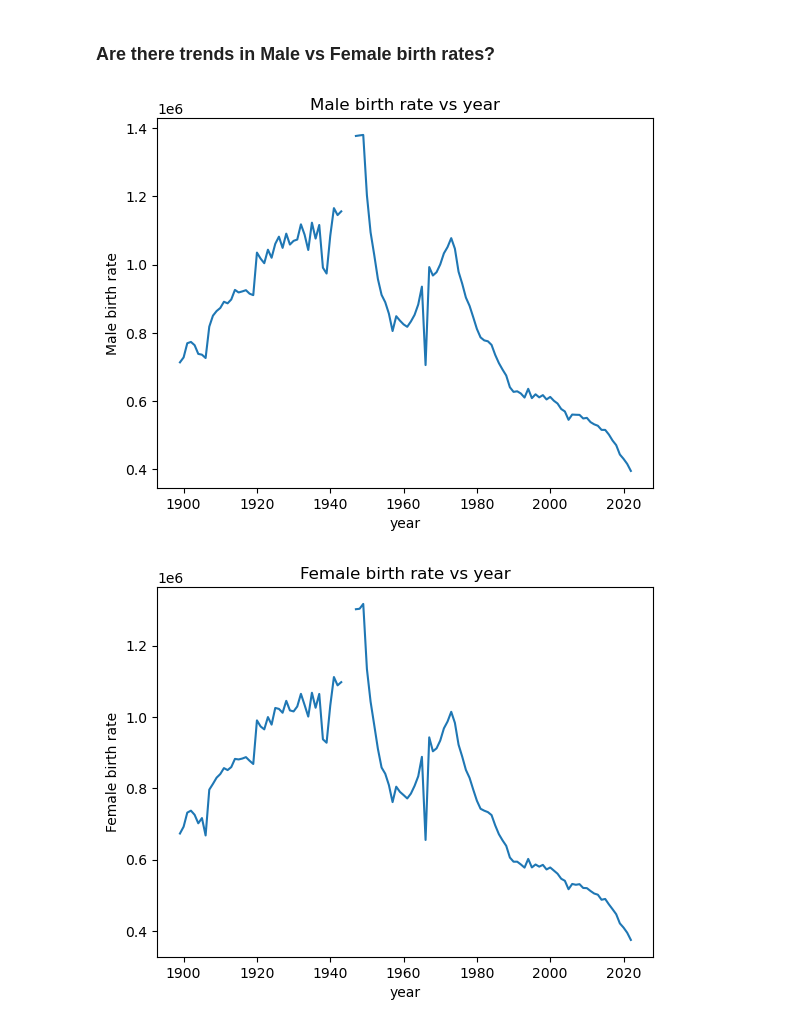
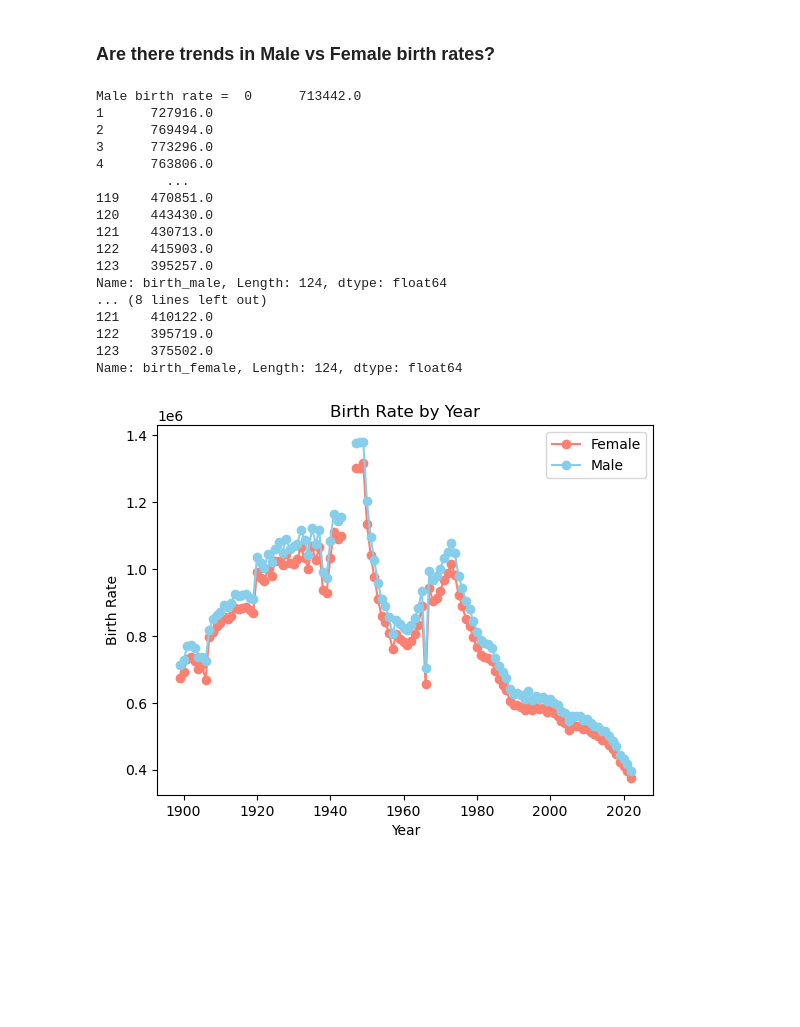
Before and after one commit to schr0841/project-1-group-7, a Jupyter notebook: project1group7.ipynb, the cells around one changed output. Saved outputs shown, nothing was run; the diff lists cells and outputs as text; code cells hidden in the pictures; blank space fills up the shorter version.

```diff
--- a/project1group7.ipynb
+++ b/project1group7.ipynb
@@ -84,19 +84,32 @@ plt.show()
 Here, it seems like we only have data for the past 20 years or so.
 # %% [markdown]
 ### Are there trends in Male vs Female birth rates?
-# %%
-plt.plot(japan_pd['year'], japan_pd['birth_male'])
-plt.xlabel("year")
-plt.ylabel("Male birth rate")
-plt.title("Male birth rate vs year")
-plt.show()
-# %% [output]
-[figure, removed]
 # %%
-plt.plot(japan_pd['year'], japan_pd['birth_female'])
-plt.xlabel("year")
-plt.ylabel("Female birth rate")
-plt.title("Female birth rate vs year")
+plt.plot(japan_pd['year'], japan_pd['birth_female'], marker='o', color='salmon', label="Female")
+plt.plot(japan_pd['year'], japan_pd['birth_male'], marker='o', color='skyblue', label="Male")
+print("Male birth rate = ",japan_pd['birth_male'])
+print("Female birth rate = ",japan_pd['birth_female'])
+plt.xlabel("Year")
+plt.ylabel("Birth Rate")
+plt.title("Birth Rate by Year")
+plt.legend()
 plt.show()
 # %% [output]
+Male birth rate =  0      713442.0
+1      727916.0
+2      769494.0
+3      773296.0
+4      763806.0
+         ...
+119    470851.0
+120    443430.0
+121    430713.0
+122    415903.0
+123    395257.0
+Name: birth_male, Length: 124, dtype: float64
+... (8 lines left out)
+121    410122.0
+122    395719.0
+123    375502.0
+Name: birth_female, Length: 124, dtype: float64
-[figure, old version]
+[figure, new version]
```
Also changed, not shown: parts of 3 cells of this notebook.
